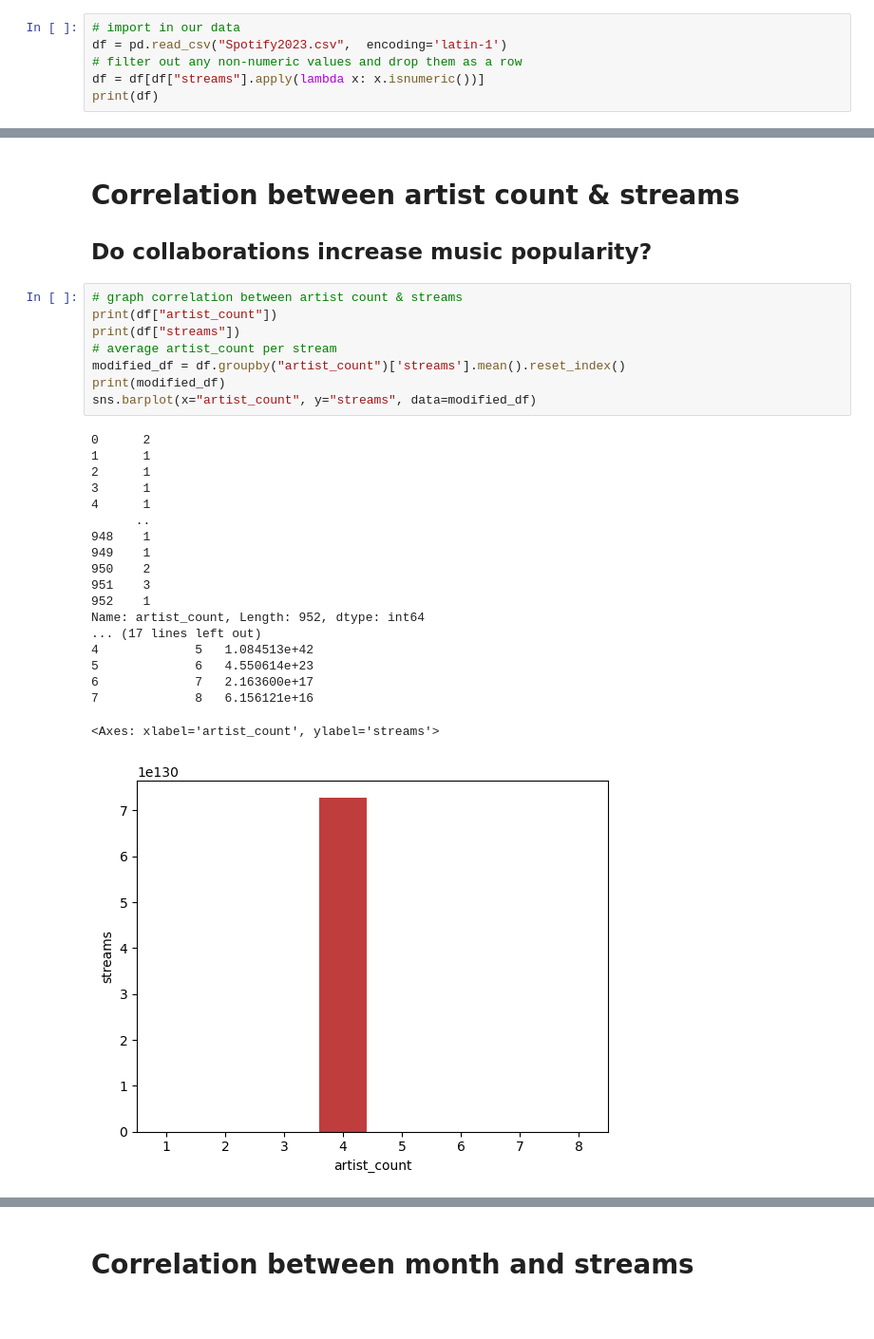
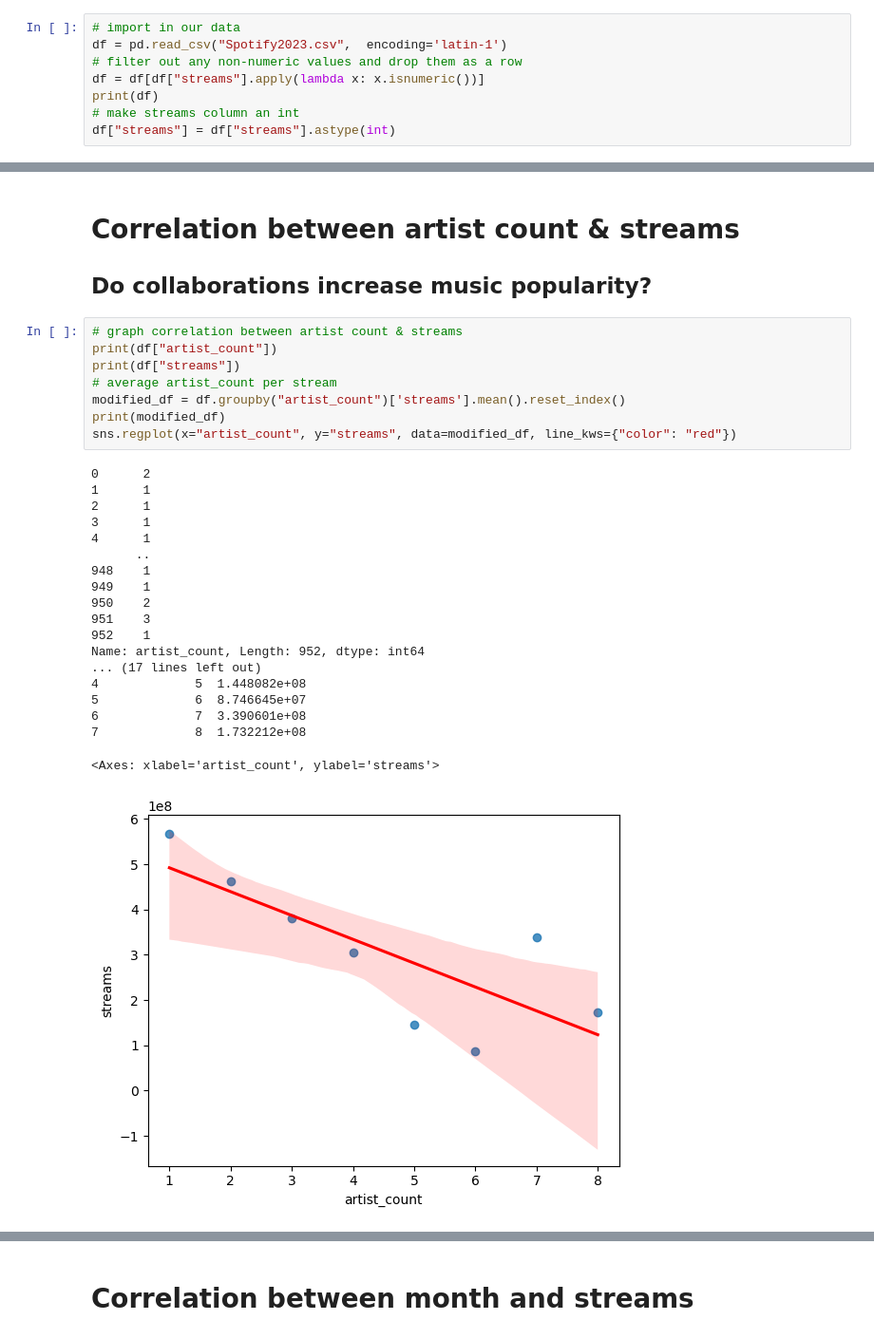
Before and after one commit to andaero/spotifydataviz, a Jupyter notebook: Spotify.ipynb, the cells around one changed output, grey strips where cells are left out. Shown at 95% size. Drawn from its saved outputs; the diff is of its cells as text.

```diff
--- a/Spotify.ipynb
+++ b/Spotify.ipynb
@@ -10,6 +11,8 @@ df = pd.read_csv("Spotify2023.csv",  encoding='latin-1')
 # filter out any non-numeric values and drop them as a row
 df = df[df["streams"].apply(lambda x: x.isnumeric())]
 print(df)
+# make streams column an int
+df["streams"] = df["streams"].astype(int)
 # %% [output]
                               track_name      artist(s)_name  artist_count  \
 0    Seven (feat. Latto) (Explicit Ver.)    Latto, Jung Kook             2
@@ -34,31 +37,31 @@ print(df)
 # %%
 # graph correlation between artist count & streams
 print(df["artist_count"])
 print(df["streams"])
 # average artist_count per stream
 modified_df = df.groupby("artist_count")['streams'].mean().reset_index()
 print(modified_df)
-sns.barplot(x="artist_count", y="streams", data=modified_df)
+sns.regplot(x="artist_count", y="streams", data=modified_df, line_kws={"color": "red"})
 # %% [output]
 0      2
 1      1
 2      1
 3      1
 4      1
       ..
 948    1
 949    1
 950    2
 951    3
 952    1
 Name: artist_count, Length: 952, dtype: int64
 ... (17 lines left out)
-4             5   1.084513e+42
-5             6   4.550614e+23
-6             7   2.163600e+17
-7             8   6.156121e+16
+4             5  1.448082e+08
+5             6  8.746645e+07
+6             7  3.390601e+08
+7             8  1.732212e+08
 <Axes: xlabel='artist_count', ylabel='streams'>
-[figure, old version]
+[figure, new version]
 # %%
 # Correlation between danceability and energy
 
```
Also changed, not shown: parts of 9 cells of this notebook, 2 other files.
